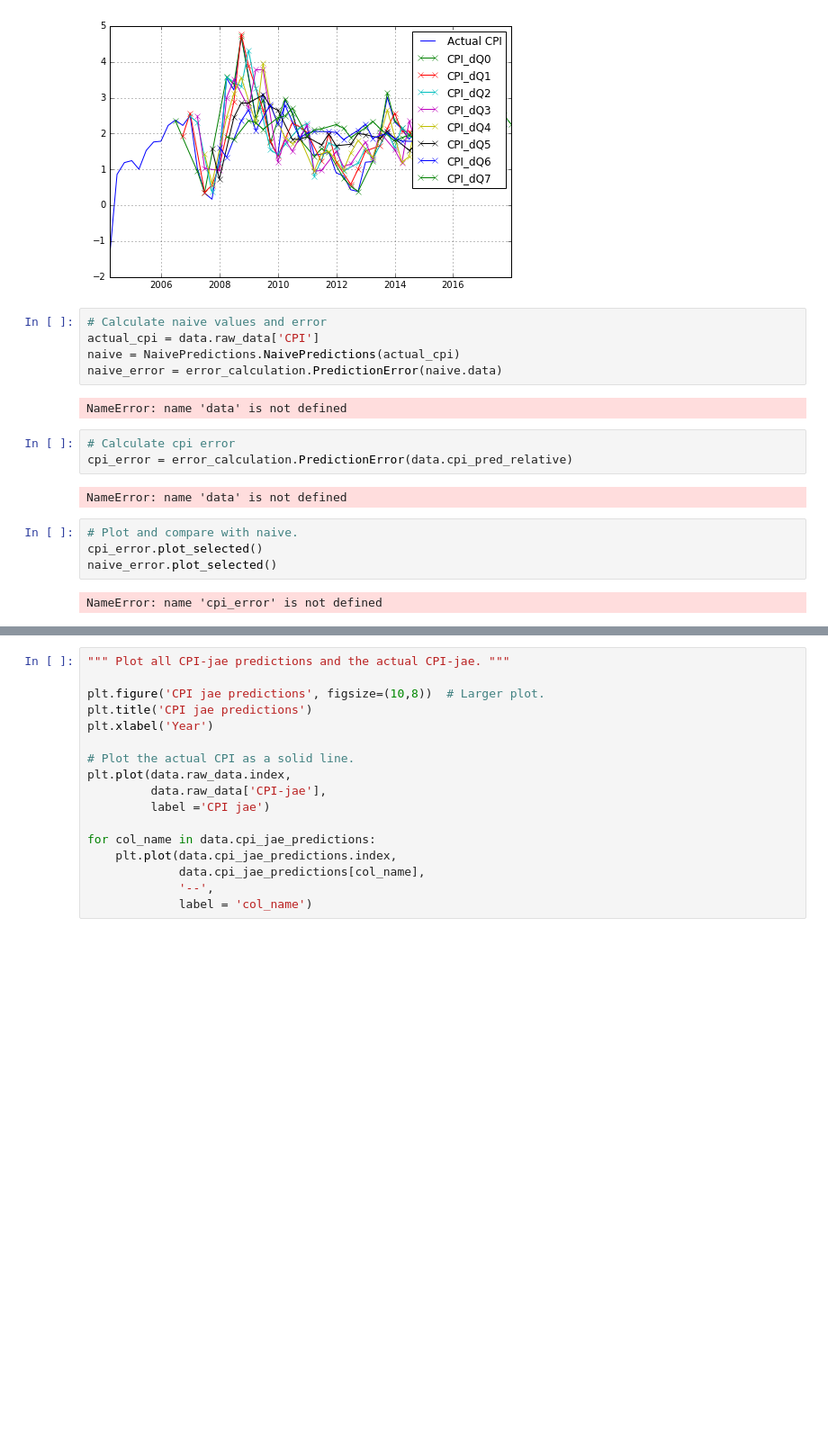
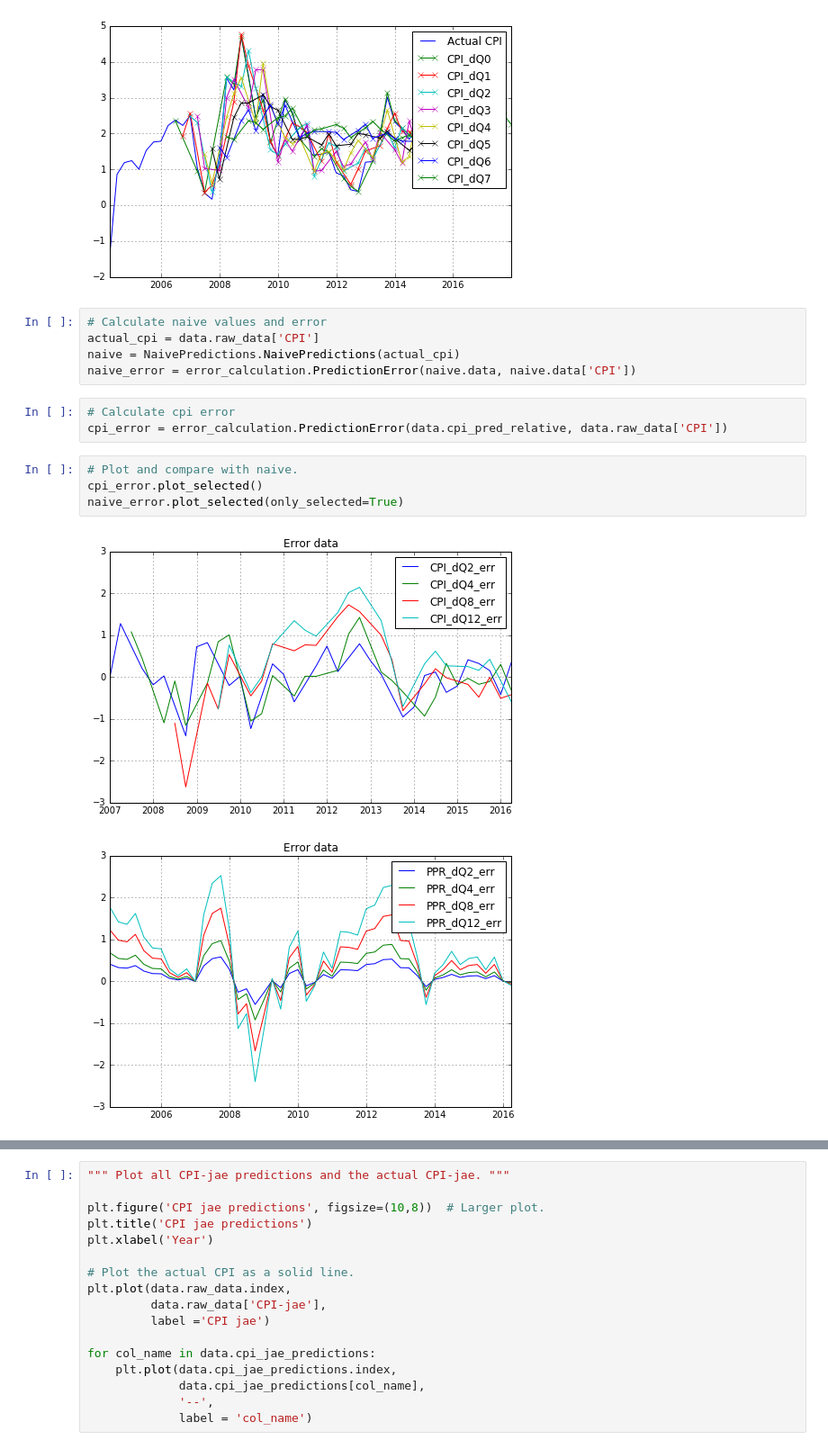
Before and after one commit to camillanore/Inflastudy, a Jupyter notebook: Inflastudy relative.ipynb, the cells around one changed output, grey strips where cells are left out. Shown: that part at 90% size. Saved outputs shown, nothing was run; the diff lists cells and outputs as text; blank space fills up the shorter version.

Commit message:
Fix bug + from cpi to general code in relative error

```diff
--- a/Inflastudy relative.ipynb
+++ b/Inflastudy relative.ipynb
@@ -33,20 +33,17 @@ data.plot_relative_time_cpi_data()
 # Calculate naive values and error
 actual_cpi = data.raw_data['CPI']
 naive = NaivePredictions.NaivePredictions(actual_cpi)
-naive_error = error_calculation.PredictionError(naive.data)
+naive_error = error_calculation.PredictionError(naive.data, naive.data['CPI'])
-# %% [output]
-NameError: name 'data' is not defined
 # %%
 # Calculate cpi error
-cpi_error = error_calculation.PredictionError(data.cpi_pred_relative)
+cpi_error = error_calculation.PredictionError(data.cpi_pred_relative, data.raw_data['CPI'])
-# %% [output]
-NameError: name 'data' is not defined
 # %%
 # Plot and compare with naive.
 cpi_error.plot_selected()
-naive_error.plot_selected()
+naive_error.plot_selected(only_selected=True)
 # %% [output]
-NameError: name 'cpi_error' is not defined
+[figure, added]
+[figure, added]
 # %%
 # Plot and compare rms with naive
 cpi_error.plot_rms()
```
Also changed, not shown: parts of 4 cells of this notebook, 2 other files.
